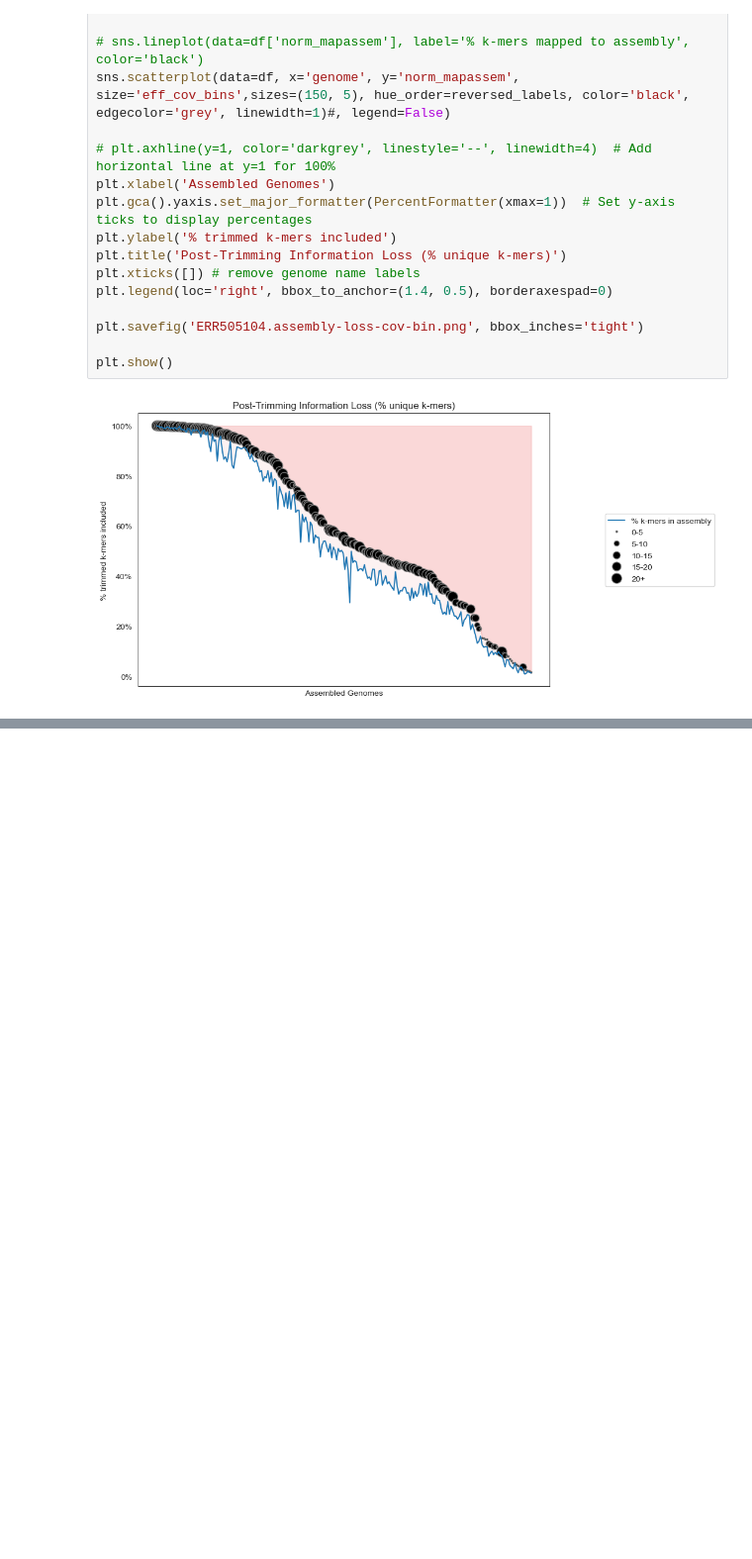
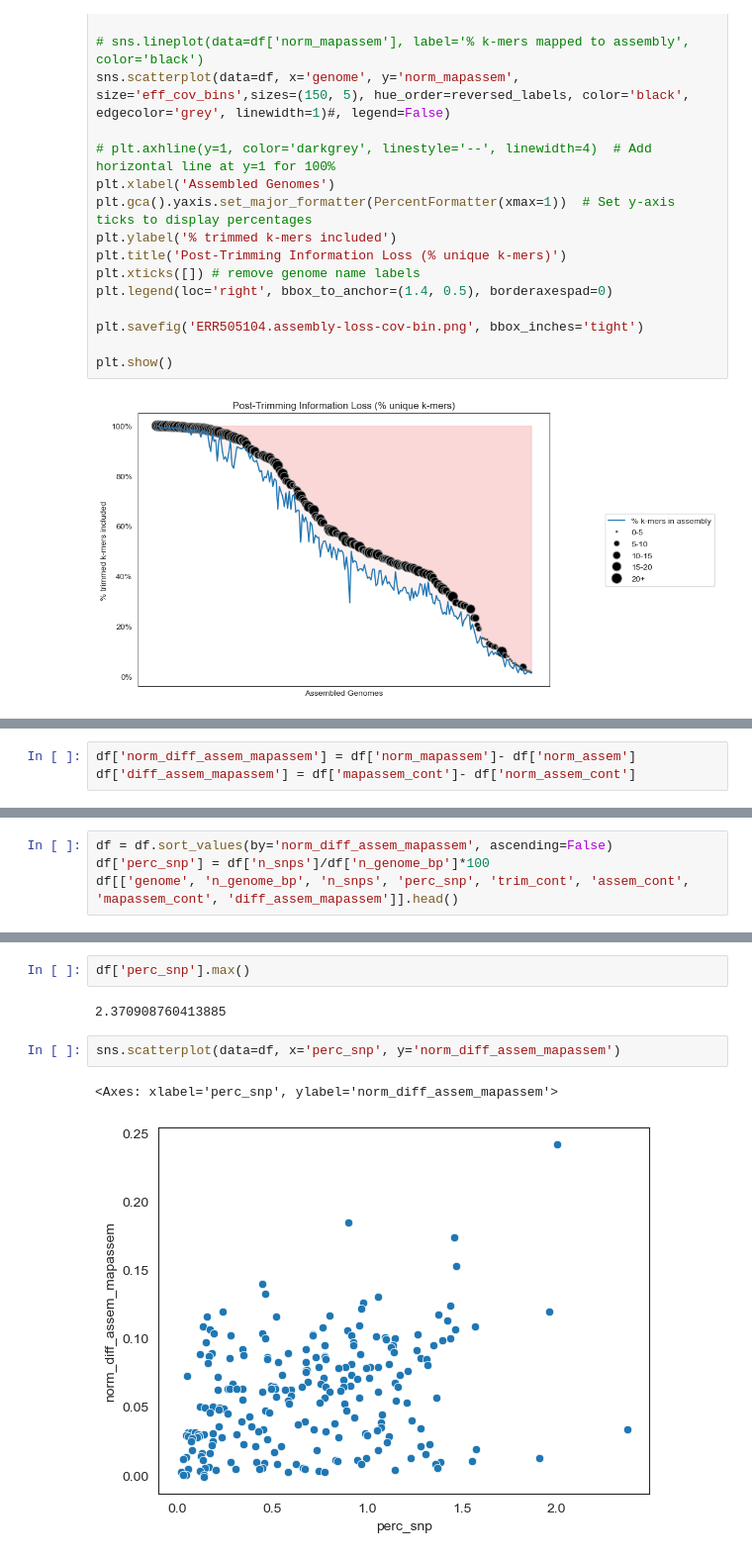
Before and after one commit to jeanzzhao/onehuman, a Jupyter notebook: atta/ERR505104-viz.ipynb, the cells around one changed output, grey strips where cells are left out. Shown at 99% size. Drawn from its saved outputs; the diff is of its cells as text; blank space fills up the shorter version.

Commit message:
do some data exploration snps vs assemb-x-mapassemb diffs

```diff
--- a/atta/ERR505104-viz.ipynb
+++ b/atta/ERR505104-viz.ipynb
@@ -318,0 +332,3 @@ plt.show()
+# %%
+df['norm_diff_assem_mapassem'] = df['norm_mapassem']- df['norm_assem']
+df['diff_assem_mapassem'] = df['mapassem_cont']- df['norm_assem_cont']
@@ -318,0 +352,4 @@ plt.show()
+# %%
+df = df.sort_values(by='norm_diff_assem_mapassem', ascending=False)
+df['perc_snp'] = df['n_snps']/df['n_genome_bp']*100
+df[['genome', 'n_genome_bp', 'n_snps', 'perc_snp', 'trim_cont', 'assem_cont', 'mapassem_cont', 'diff_assem_mapassem']].head()
@@ -318,0 +372,9 @@ plt.show()
+# %%
+df['perc_snp'].max()
+# %% [output]
+2.370908760413885
+# %%
+sns.scatterplot(data=df, x='perc_snp', y='norm_diff_assem_mapassem')
+# %% [output]
+<Axes: xlabel='perc_snp', ylabel='norm_diff_assem_mapassem'>
+[figure, added]
```
Also changed, not shown: parts of 13 cells of this notebook.
